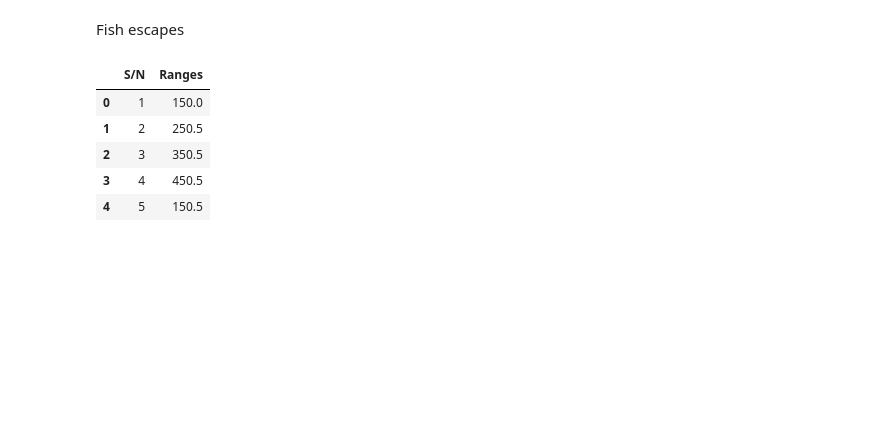
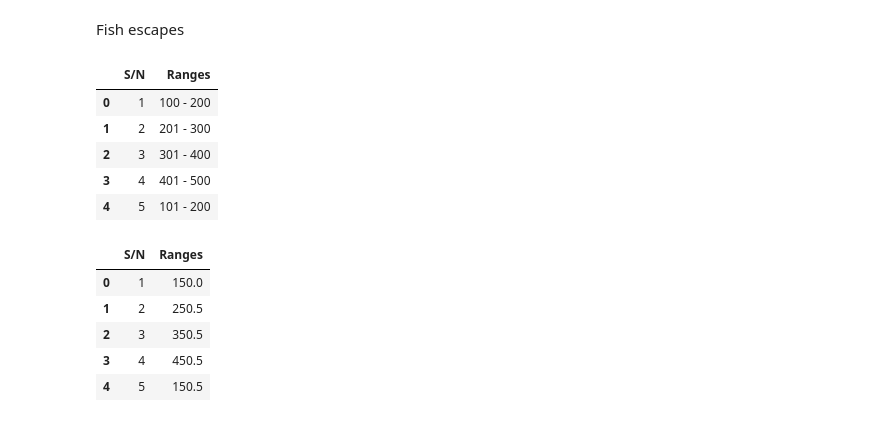
Before and after one commit to Ekpali/Data-Quality-Project, a Jupyter notebook: functionality_test.ipynb, the cells around one changed output. Drawn from its saved outputs; the diff is of its cells as text; code cells hidden in the pictures; blank space fills up the shorter version.

```diff
--- a/functionality_test.ipynb
+++ b/functionality_test.ipynb
@@ -78,6 +78,15 @@ data[data.duplicated()]
 Fish escapes
 # %%
 df = pd.read_csv("C:/Users/micha/OneDrive/Documents/RGU/Project/Coding/range.csv")
+# %%
+df.head()
+# %% [output]
+|  | S/N | Ranges |
+| 0 | 1 | 100 - 200 |
+| 1 | 2 | 201 - 300 |
+| 2 | 3 | 301 - 400 |
+| 3 | 4 | 401 - 500 |
+| 4 | 5 | 101 - 200 |
 # %%
 df = df.convert_dtypes(infer_objects=True)
 # %%
```
Also changed, not shown: 1 other file.
